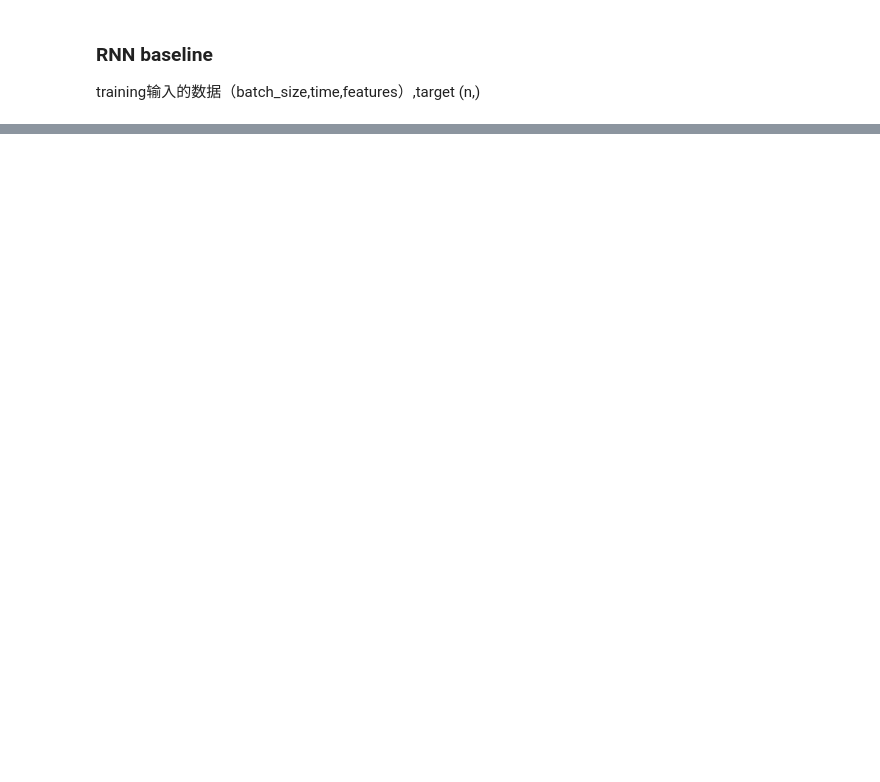
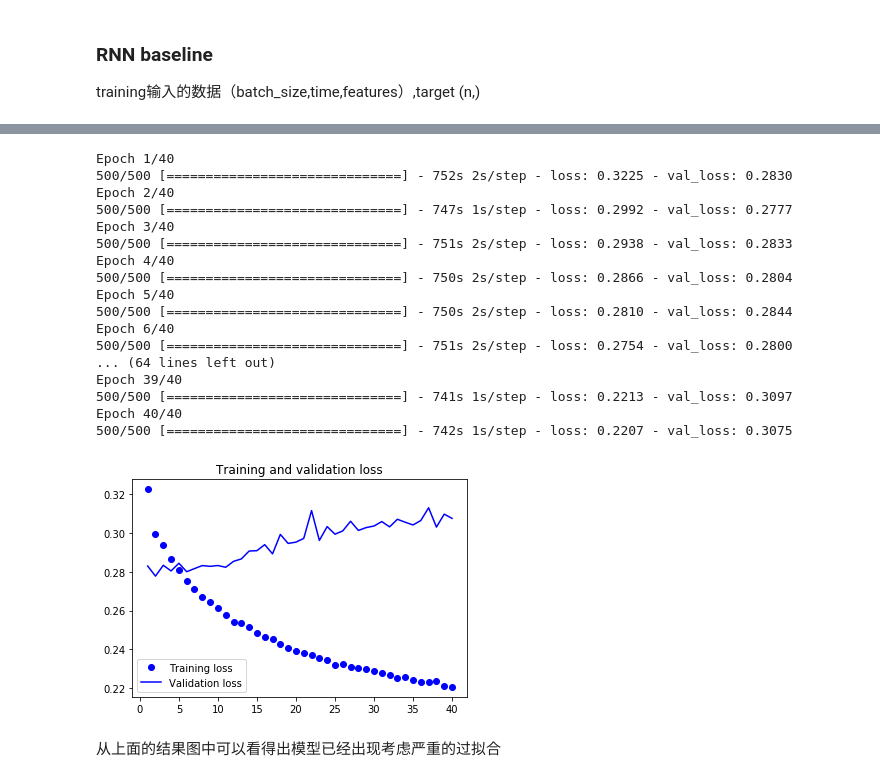
Before and after one commit to VasiliShi/nlp_work, a Jupyter notebook: weather_predict_rnn.ipynb, the cells around one changed output, grey strips where cells are left out. Saved outputs shown, nothing was run; the diff lists cells and outputs as text; code cells hidden in the pictures; blank space fills up the shorter version.

```diff
--- a/weather_predict_rnn.ipynb
+++ b/weather_predict_rnn.ipynb
@@ -226,0 +277,50 @@ _________________________________________________________________
+# %%
+model = Sequential()
+model.add(layers.GRU(32,
+                    dropout=0.1,
+                    recurrent_dropout=0.5,
+                    return_sequences=True,
+                    input_shape=(None, float_data.shape[-1])))
+model.add(layers.GRU(64,
+                     dropout = 0.1,
+                     recurrent_dropout=0.5
+                    ))
+model.add(layers.Dense(1))
+model.compile(optimizer=RMSprop(), loss='mae')
+
+history = model.fit_generator(train_gen,
+                              steps_per_epoch=500,
+                              epochs=40, #
+                              validation_data = val_gen, # 数据生成器
+                              validation_steps = val_steps) # 步数
+
+loss = history.history['loss']
+val_loss = history.history['val_loss']
+epochs = range(1,len(loss) + 1)
+plt.figure()
+plt.plot(epochs, loss, 'bo', label='Training loss')
+plt.plot(epochs, val_loss, 'b', label='Validation loss')
+plt.title('Training and validation loss')
+plt.legend()
+plt.show()
+# %% [output]
+Epoch 1/40
+500/500 [==============================] - 752s 2s/step - loss: 0.3225 - val_loss: 0.2830
+Epoch 2/40
+500/500 [==============================] - 747s 1s/step - loss: 0.2992 - val_loss: 0.2777
+Epoch 3/40
+500/500 [==============================] - 751s 2s/step - loss: 0.2938 - val_loss: 0.2833
+Epoch 4/40
+500/500 [==============================] - 750s 2s/step - loss: 0.2866 - val_loss: 0.2804
+Epoch 5/40
+500/500 [==============================] - 750s 2s/step - loss: 0.2810 - val_loss: 0.2844
+Epoch 6/40
+500/500 [==============================] - 751s 2s/step - loss: 0.2754 - val_loss: 0.2800
+... (64 lines left out)
+Epoch 39/40
+500/500 [==============================] - 741s 1s/step - loss: 0.2213 - val_loss: 0.3097
+Epoch 40/40
+500/500 [==============================] - 742s 1s/step - loss: 0.2207 - val_loss: 0.3075
+[figure, added]
+# %% [markdown]
+从上面的结果图中可以看得出模型已经出现考虑严重的过拟合
```
Also changed, not shown: parts of 9 cells of this notebook.
